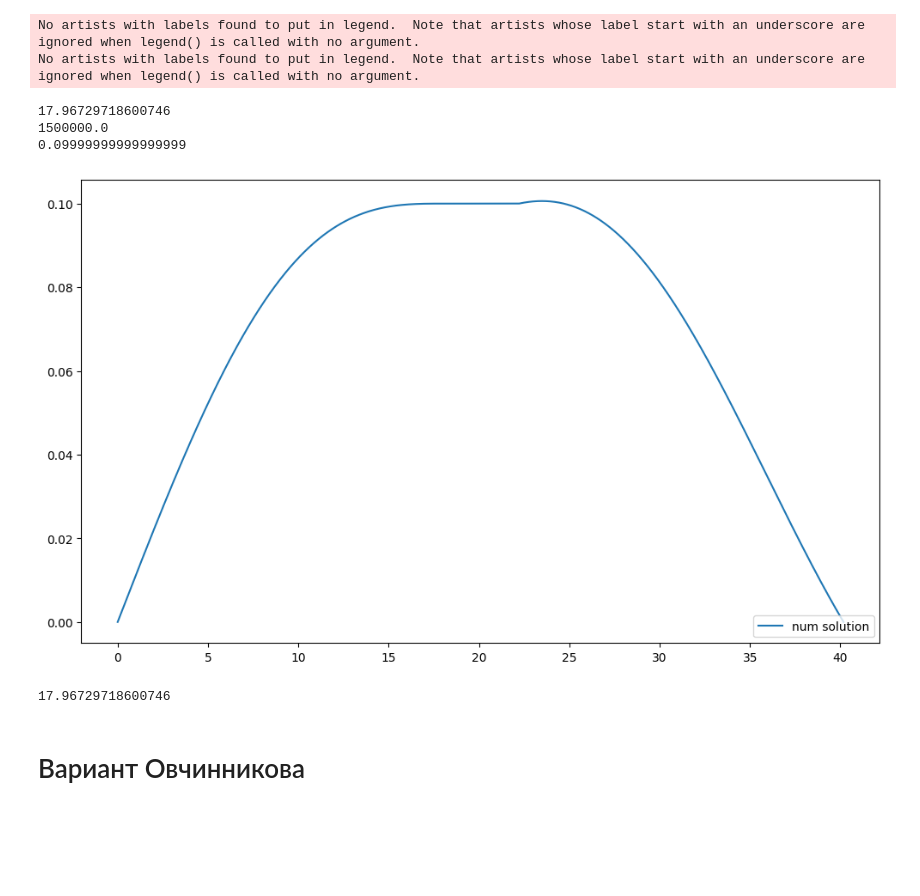
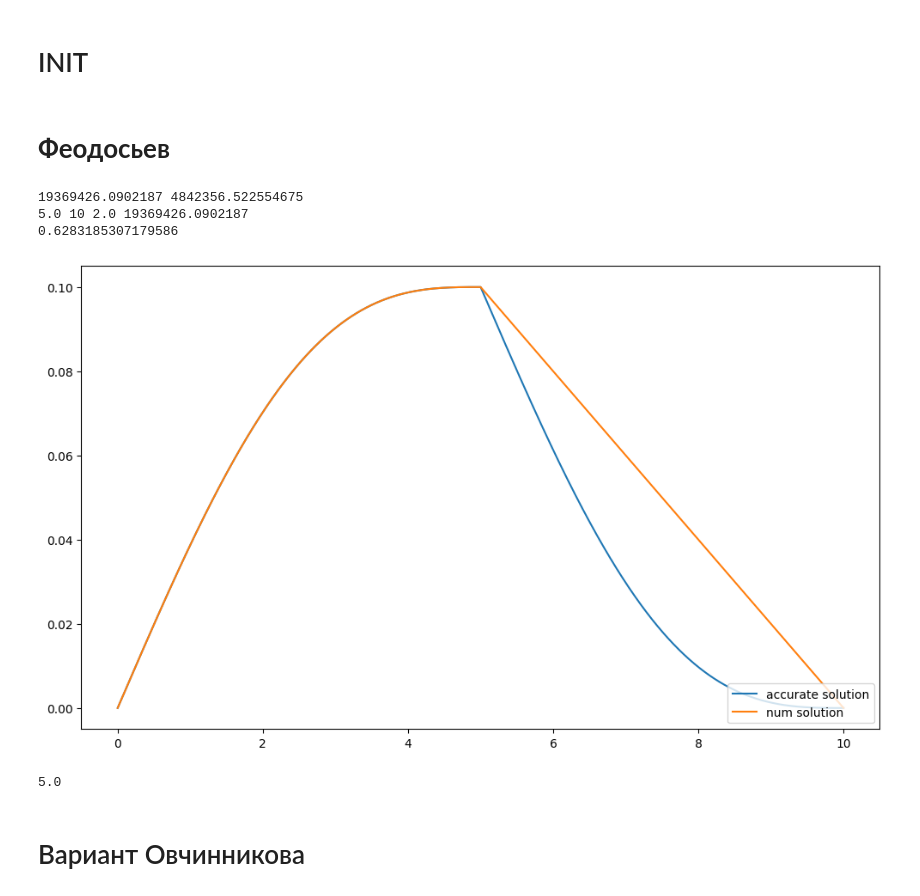
Before and after one commit to SpaceZeroed/Direc_Pipe, a Jupyter notebook: Diploma.ipynb, the cells around one changed output. Cells and saved outputs as stored; diff of their text form; code cells hidden in the pictures; blank space fills up the shorter version.

```diff
--- a/Diploma.ipynb
+++ b/Diploma.ipynb
@@ -7,4 +7,6 @@ import matplotlib.pyplot as plt
 import sympy as sym
 from sympy.solvers import ode
 import math
+# %% [markdown]
+# INIT
 # %%
@@ -27,67 +35,61 @@ def Euler_init():
+# %% [markdown]
+# **Феодосьев**
 # %%
 Euler_init()
-print(P)
-
+n = 2
+f = lambda P: np.sqrt(P/P_equal) - n
+temp, = fsolve(f,P_equal)
+print(temp,P_equal)
+Euler_init(temp)
+print(l1,l,n,P)
+print(alpha)
 def Euler_fun1(x,w):
   return np.vstack((w[1],-delta*np.pi/l1**2*np.sin(alpha*x)))
+# def Euler_fun3(x,w):
+#   return  np.vstack((w[1],delta*np.pi/l1**2*np.sin(alpha*x)))
+# def Euler_fun3(x,w):
+#   return  np.vstack((w[1],delta*np.pi/l1**2*(np.sin(alpha*x)-np.pi*np.cos(alpha*x))))
 def Euler_fun3(x,w):
-  return  np.vstack((w[1],delta*np.pi/l1**2*np.sin(alpha*x)))
-
+  return  np.vstack((w[1],delta/2*alpha**2/E/Jx*((1-1/(l1*alpha))*np.exp(alpha*x)+ (1+1/(l1*alpha))*np.exp(-alpha*x))))
 # Краевые условия
 def bc_E0(ya, yb): # шарниры
   return np.array([ya[0], yb[0]-delta])
 def bc_E1(ya, yb): # шарниры
   return np.array([ya[0]-delta, yb[0]])
 
-totalNodes = 1000
+totalNodes = 10000
 x1 = np.linspace(0, l1, totalNodes)
 y1 = np.array(delta/np.pi*(np.sin(alpha*x1)+alpha*x1))
 x2 = np.linspace(l1, l-l1, totalNodes)
 y2 = np.array(y1[-1]*(1-x2+x2))
 x3 = np.linspace(l-l1, l, totalNodes)
-y3 = np.array(np.floor(np.sqrt(n))*delta-delta/np.pi*(np.sin(alpha*x3)+alpha*x3))
-#y3 = np.array(delta/np.pi*(-np.sin(alpha*x3)+np.pi*np.cos(alpha*x3)+alpha*x3))
-#y3 = np.array(delta/np.pi*((np.cos(alpha*l)-np.pi*np.sin(alpha*l))*np.sin(alpha*x3)
-#                           -(np.sin(alpha*l)+np.pi*np.cos(alpha*l))*np.pi*np.cos(alpha*x3)+alpha*x3))
+y3 = np.array(delta-delta/np.pi*(np.sin(alpha*x1)+alpha*x1))
 x = np.hstack([x1,x2,x3])
 y = np.hstack([y1,y2,y3])
 
-tx1 = np.linspace(0, l, totalNodes)
-ty1 = np.array(delta/np.pi*(np.sin(alpha*tx1)+alpha*tx1))
-
-tx = np.linspace(0,l,totalNodes)
-ty = np.array(delta*np.sin(alpha*tx))
-print(y1[-1])
 plt.figure(figsize=(12,7))
-#plt.plot(x,y,label='accurate solution')
-plt.legend(loc='lower right')
-
-#plt.plot(tx1,ty1,label='accurate+ solution')
-#plt.plot(tx,ty,label='Common accurate solution')
+plt.plot(x,y,label='accurate solution')
 plt.legend(loc='lower right')
 
 w1 = np.zeros((2, x1.shape[0]))
 w3 = np.zeros((2, x3.shape[0]))
 solbc1 = solve_bvp(Euler_fun1,bc_E0,x1,w1, tol = 1e-10, max_nodes=totalNodes)
-solbc3 = solve_bvp(Euler_fun3,bc_E1,x3,w3, tol = 1e-10, max_nodes=totalNodes)
+solbc3 = solve_bvp(Euler_fun3,bc_E1,x1,w3, tol = 1e-10, max_nodes=totalNodes)
 w1 = solbc1.y[0]
 w2 = w1[-1]*np.ones(x2.shape[0])
 w3 = solbc3.y[0]
 w = np.hstack([w1,w2,w3])
-#x = np.hstack([x1,x3])
-#w = np.hstack([w1,w3])
+
 plt.plot(x,w,label='num solution')
 plt.legend(loc='lower right')
 plt.show()
 print(l1)
 # %% [output]
-No artists with labels found to put in legend.  Note that artists whose label start with an underscore are ignored when legend() is called with no argument.
-No artists with labels found to put in legend.  Note that artists whose label start with an underscore are ignored when legend() is called with no argument.
+19369426.0902187 4842356.522554675
+5.0 10 2.0 19369426.0902187
+0.6283185307179586
+[figure, new version]
-17.96729718600746
-1500000.0
-0.09999999999999999
+5.0
-[figure, old version]
-17.96729718600746
 # %% [markdown]
 # Вариант Овчинникова
 # %%
```
Also changed, not shown: parts of 11 cells of this notebook, 1 other file.
